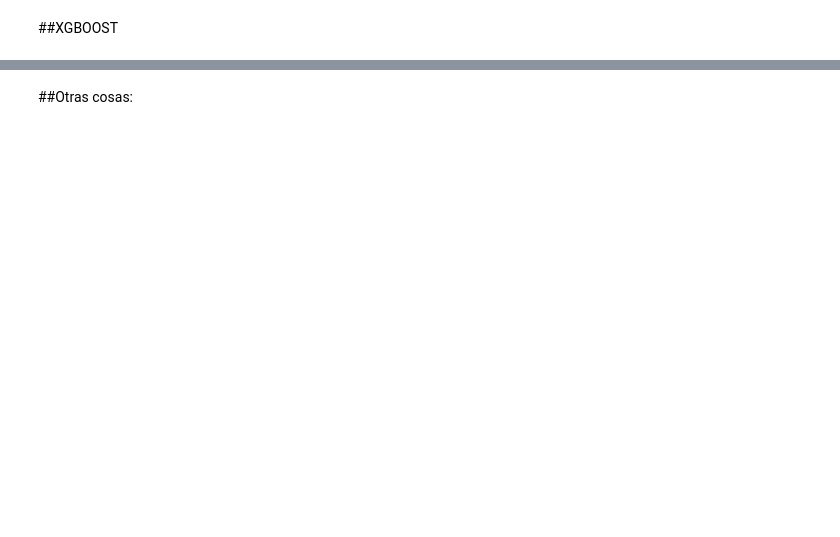
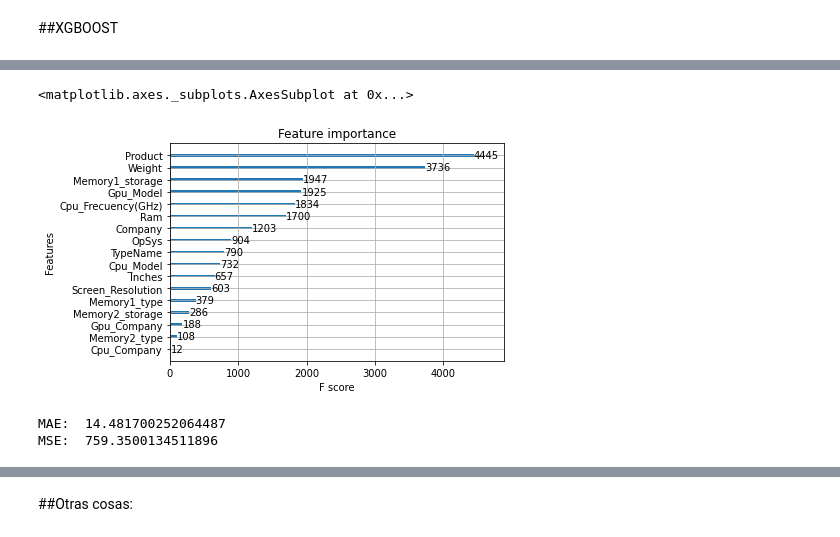
Before and after one commit to w-dan/ML-practica1, a Jupyter notebook: train_test.ipynb, the cells around one changed output, grey strips where cells are left out. Cells and saved outputs as stored; diff of their text form; code cells hidden in the pictures; blank space fills up the shorter version.

Commit message:
XGBoost con sus seeds y su profundidad

```diff
--- a/train_test.ipynb
+++ b/train_test.ipynb
@@ -209,8 +280,0 @@ Ahora vamos a tratar la columna de ScreenResolution separando la resolución de
-# %%
-prueba = df_train['ScreenResolution'].str.split()
-screen_resolution = [x[-1:] for x in prueba]
-screen_tecnology = [" ".join(x[0:-1]) for x in prueba]
-df_train['Screen_Resolution'] = pd.DataFrame(screen_resolution)
-df_train['Screen_Technology'] = pd.DataFrame(screen_tecnology)
-df_train = df_train.drop('ScreenResolution', axis=1)
-df_train
@@ -423,14 +503,25 @@ df_test
 # %% [markdown]
 ##XGBOOST
 # %%
-X_train = df_train[['Ram', 'Memory1_storage', 'Memory1_type', 'Memory2_storage', 'Memory2_type', 'Cpu', 'Gpu', 'ScreenResolution', 'Company', 'OpSys', 'Weight', 'Product', 'Inches', 'TypeName']]
-X_test = df_test[['Ram', 'Memory1_storage', 'Memory1_type', 'Memory2_storage', 'Memory2_type', 'Cpu', 'Gpu', 'ScreenResolution', 'Company', 'OpSys', 'Weight', 'Product', 'Inches', 'TypeName']]
+X_train = df_train[['Ram', 'Memory1_storage', 'Memory1_type', 'Memory2_storage', 'Memory2_type', 'Company', 'OpSys', 'Weight', 'Product', 'Inches', 'TypeName', 'Gpu_Company', 'Gpu_Model', 'Screen_Resolution', 'Screen_Technology', 'Cpu_Company', 'Cpu_Model', 'Cpu_Frecuency(GHz)']]
+X_test = df_test[['Ram', 'Memory1_storage', 'Memory1_type', 'Memory2_storage', 'Memory2_type', 'Company', 'OpSys', 'Weight', 'Product', 'Inches', 'TypeName', 'Gpu_Company', 'Gpu_Model', 'Screen_Resolution', 'Screen_Technology', 'Cpu_Company', 'Cpu_Model', 'Cpu_Frecuency(GHz)']]
 
-model = XGBRegressor()
+model = XGBRegressor(
+ learning_rate =0.1,
+ n_estimators=1000,
+ max_depth=5,
+ min_child_weight=1,
+ gamma=0,
+ subsample=0.8,
+ colsample_bytree=0.8,
+ nthread=4,
+ scale_pos_weight=1,
+ seed=27)
 
 # Fitting the model
 model.fit(X_train, y)
 
+# seed = 27
 # Pintamos la importancia de cada una de las columnas
 
 %matplotlib inline
@@ -440,7 +531,13 @@ KeyError: "['Cpu', 'ScreenResolution'] not in index"
+<matplotlib.axes._subplots.AxesSubplot at 0x...>
+[figure, added]
 # %%
 predTrain = model.predict(X_train)        # Predicción del Train
 pred = model.predict(X_test)              # Predicción del Test
 
 print("MAE: ", mean_absolute_error(y, predTrain))
+print("MSE: ", mean_squared_error(y, predTrain))
+# %% [output]
+MAE:  14.481700252064487
+MSE:  759.3500134511896
 # %%
 pred
```
Also changed, not shown: parts of 39 cells of this notebook.
